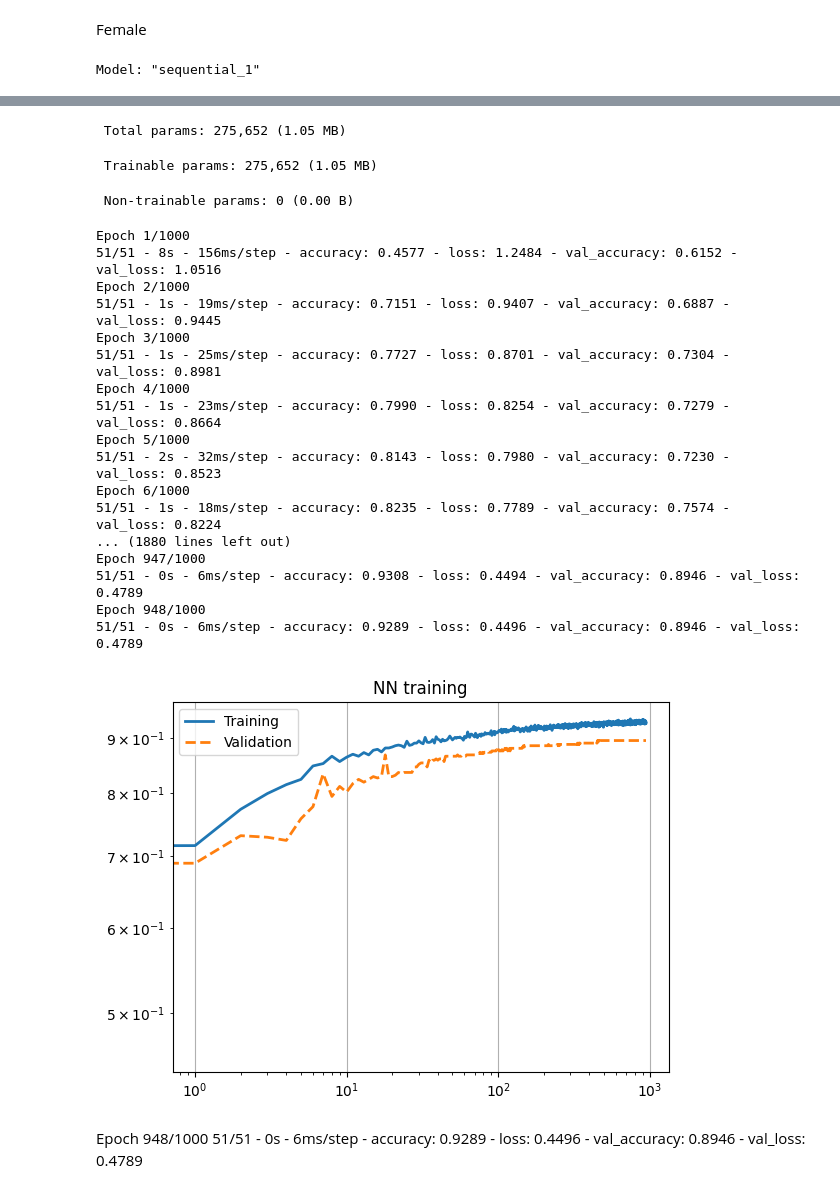
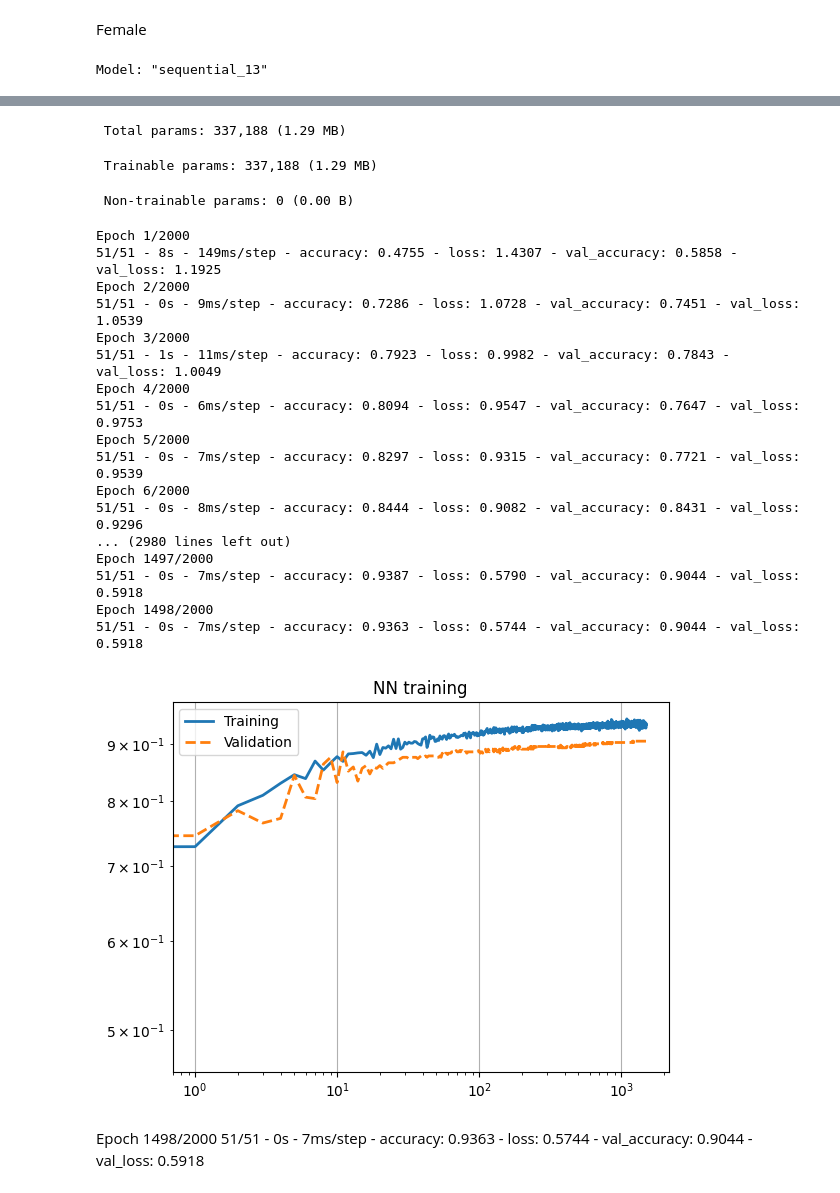
Before and after one commit to vittoriomussin/sand-task---SANDvox-Harvesters, a Jupyter notebook: SAND Tasks/SAND_Challenge_task1_dataset/Categorical_Classification_1_4.ipynb, the cells around one changed output, grey strips where cells are left out. Saved outputs shown, nothing was run; the diff lists cells and outputs as text; code cells hidden in the pictures.

```diff
--- a/SAND Tasks/SAND_Challenge_task1_dataset/Categorical_Classification_1_4.ipynb
+++ b/SAND Tasks/SAND_Challenge_task1_dataset/Categorical_Classification_1_4.ipynb
@@ -293,7 +293,7 @@ import tensorflow as tf
 lr_schedule = tf.keras.optimizers.schedules.InverseTimeDecay(
   0.001,    #0.05               best with 0.001
   decay_steps=50, #100        best with 100
-  decay_rate=4, #1              best with 1
+  decay_rate=5, #1              best with 1
   staircase=True)
 
 def get_optimizer():
@@ -301,7 +301,7 @@ def get_optimizer():
 
 def get_callbacks(name):
     return [
-        tf.keras.callbacks.EarlyStopping(monitor='accuracy', patience=200, min_delta=0.001),
+        tf.keras.callbacks.EarlyStopping(monitor='accuracy', patience=400, min_delta=0.001),
         ]
 
 def compile_and_fit(model, name, x_train, y_train, x_test, y_test, optimizer=None, max_epochs=100):
@@ -334,11 +334,13 @@ OUTPUTDIM = y_train_m.shape[1]
 n_train_m=X_train_m.shape[0]
 n_val_m=X_val_m.shape[0]
 
-dropout= 0.01
-reg = 0.001
+dropout= 0.025
+reg = 0.0015
 
 NN = tf.keras.Sequential([
     layers.Dense(512, activation='relu', input_shape=(INPUTDIM,),kernel_regularizer = regularizers.l2(reg)),
+    layers.Dropout(dropout),
+    layers.Dense(256, activation='relu', kernel_regularizer = regularizers.l2(reg)),
     layers.Dropout(dropout),
     layers.Dense(256, activation='relu', kernel_regularizer = regularizers.l2(reg)),
     layers.Dropout(dropout),
@@ -476,7 +478,7 @@ import tensorflow as tf
 lr_schedule = tf.keras.optimizers.schedules.InverseTimeDecay(
   0.001,    #0.05               best with 0.001
   decay_steps=50, #100        best with 100
-  decay_rate=4, #1              best with 1
+  decay_rate=5, #1              best with 1
   staircase=True)
 
 def get_optimizer():
@@ -484,7 +486,7 @@ def get_optimizer():
 
 def get_callbacks(name):
     return [
-        tf.keras.callbacks.EarlyStopping(monitor='accuracy', patience=200, min_delta=0.001),
+        tf.keras.callbacks.EarlyStopping(monitor='accuracy', patience=400, min_delta=0.001),
         ]
 
 def compile_and_fit(model, name, x_train, y_train, x_test, y_test, optimizer=None, max_epochs=100):
@@ -517,7 +519,7 @@ OUTPUTDIM = y_train_f.shape[1]
 n_train_f=X_train_f.shape[0]
 n_val_f=X_val_f.shape[0]
 
-dropout= 0.01
+dropout= 0.025
 reg = 0.001
 
 NN = tf.keras.Sequential([
@@ -525,14 +527,16 @@ NN = tf.keras.Sequential([
     layers.Dropout(dropout),
     layers.Dense(256, activation='relu', kernel_regularizer = regularizers.l2(reg)),
     layers.Dropout(dropout),
+    layers.Dense(256, activation='relu', kernel_regularizer = regularizers.l2(reg)),
+    layers.Dropout(dropout),
     layers.Dense(128, activation='relu', kernel_regularizer = regularizers.l2(reg)),
     layers.Dropout(dropout),
-    layers.Dense(64, activation='relu', kernel_regularizer = regularizers.l2(reg)),
+    layers.Dense(32, activation='relu', kernel_regularizer = regularizers.l2(reg)),
     layers.Dropout(dropout),
     layers.Dense(OUTPUTDIM, activation='softmax')
 ])
 
-history = compile_and_fit(NN, 'NN',X_train_f, y_train_f, X_val_f, y_val_f, max_epochs=1000)
+history = compile_and_fit(NN, 'NN',X_train_f, y_train_f, X_val_f, y_val_f, max_epochs=2000)
 
 bc     = history.history['accuracy']
 val_bc = history.history['val_accuracy']
@@ -546,7 +550,7 @@ plt.grid(True)
 plt.legend(('Training','Validation'))
 plt.show()
 # %% [output]
-Model: "sequential_1"
+Model: "sequential_13"
 ┏━━━━━━━━━━━━━━━━━━━━━━━━━━━━━━━━━┳━━━━━━━━━━━━━━━━━━━━━━━━┳━━━━━━━━━━━━━━━┓
 ┃ Layer (type)                    ┃ Output Shape           ┃       Param # ┃
 ┡━━━━━━━━━━━━━━━━━━━━━━━━━━━━━━━━━╇━━━━━━━━━━━━━━━━━━━━━━━━╇━━━━━━━━━━━━━━━┩
@@ -566,28 +570,28 @@ Model: "sequential_1"
 └─────────────────────────────────┴────────────────────────┴───────────────┘
- Total params: 275,652 (1.05 MB)
+ Total params: 337,188 (1.29 MB)
- Trainable params: 275,652 (1.05 MB)
+ Trainable params: 337,188 (1.29 MB)
  Non-trainable params: 0 (0.00 B)
-Epoch 1/1000
-51/51 - 8s - 156ms/step - accuracy: 0.4577 - loss: 1.2484 - val_accuracy: 0.6152 - val_loss: 1.0516
-Epoch 2/1000
-51/51 - 1s - 19ms/step - accuracy: 0.7151 - loss: 0.9407 - val_accuracy: 0.6887 - val_loss: 0.9445
-Epoch 3/1000
-51/51 - 1s - 25ms/step - accuracy: 0.7727 - loss: 0.8701 - val_accuracy: 0.7304 - val_loss: 0.8981
-Epoch 4/1000
-51/51 - 1s - 23ms/step - accuracy: 0.7990 - loss: 0.8254 - val_accuracy: 0.7279 - val_loss: 0.8664
-Epoch 5/1000
-51/51 - 2s - 32ms/step - accuracy: 0.8143 - loss: 0.7980 - val_accuracy: 0.7230 - val_loss: 0.8523
-Epoch 6/1000
-51/51 - 1s - 18ms/step - accuracy: 0.8235 - loss: 0.7789 - val_accuracy: 0.7574 - val_loss: 0.8224
-... (1880 lines left out)
-Epoch 947/1000
-51/51 - 0s - 6ms/step - accuracy: 0.9308 - loss: 0.4494 - val_accuracy: 0.8946 - val_loss: 0.4789
-Epoch 948/1000
-51/51 - 0s - 6ms/step - accuracy: 0.9289 - loss: 0.4496 - val_accuracy: 0.8946 - val_loss: 0.4789
+Epoch 1/2000
+51/51 - 8s - 149ms/step - accuracy: 0.4755 - loss: 1.4307 - val_accuracy: 0.5858 - val_loss: 1.1925
+Epoch 2/2000
+51/51 - 0s - 9ms/step - accuracy: 0.7286 - loss: 1.0728 - val_accuracy: 0.7451 - val_loss: 1.0539
+Epoch 3/2000
+51/51 - 1s - 11ms/step - accuracy: 0.7923 - loss: 0.9982 - val_accuracy: 0.7843 - val_loss: 1.0049
+Epoch 4/2000
+51/51 - 0s - 6ms/step - accuracy: 0.8094 - loss: 0.9547 - val_accuracy: 0.7647 - val_loss: 0.9753
+Epoch 5/2000
+51/51 - 0s - 7ms/step - accuracy: 0.8297 - loss: 0.9315 - val_accuracy: 0.7721 - val_loss: 0.9539
+Epoch 6/2000
+51/51 - 0s - 8ms/step - accuracy: 0.8444 - loss: 0.9082 - val_accuracy: 0.8431 - val_loss: 0.9296
+... (2980 lines left out)
+Epoch 1497/2000
+51/51 - 0s - 7ms/step - accuracy: 0.9387 - loss: 0.5790 - val_accuracy: 0.9044 - val_loss: 0.5918
+Epoch 1498/2000
+51/51 - 0s - 7ms/step - accuracy: 0.9363 - loss: 0.5744 - val_accuracy: 0.9044 - val_loss: 0.5918
-[figure, old version]
+[figure, new version]
 # %% [markdown]
-Epoch 948/1000
-51/51 - 0s - 6ms/step - accuracy: 0.9289 - loss: 0.4496 - val_accuracy: 0.8946 - val_loss: 0.4789
+Epoch 1498/2000
+51/51 - 0s - 7ms/step - accuracy: 0.9363 - loss: 0.5744 - val_accuracy: 0.9044 - val_loss: 0.5918
 # %%
 from sklearn.metrics import confusion_matrix, f1_score
 import seaborn as sns
```
Also changed, not shown: parts of 7 cells of this notebook, 2 other files.
